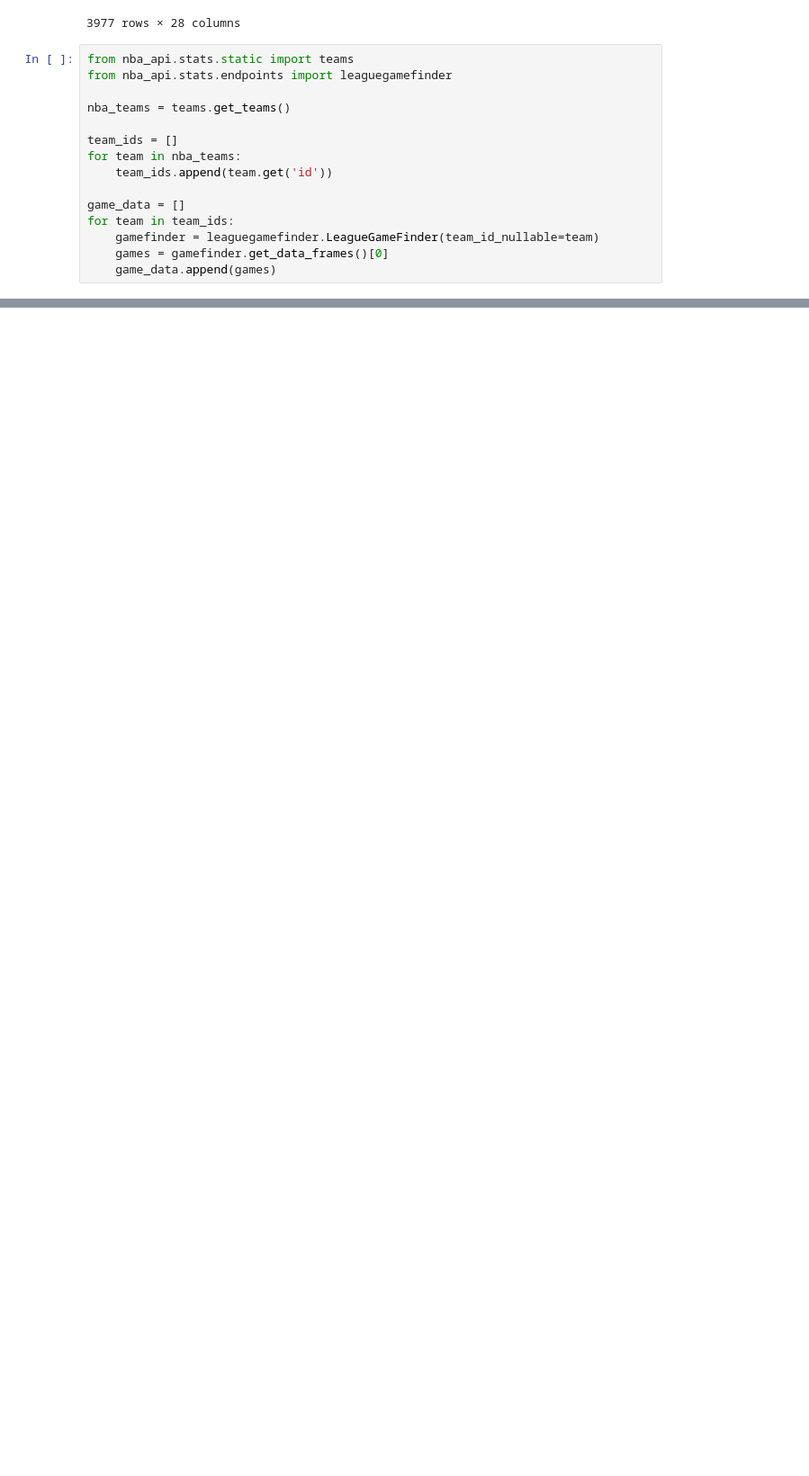
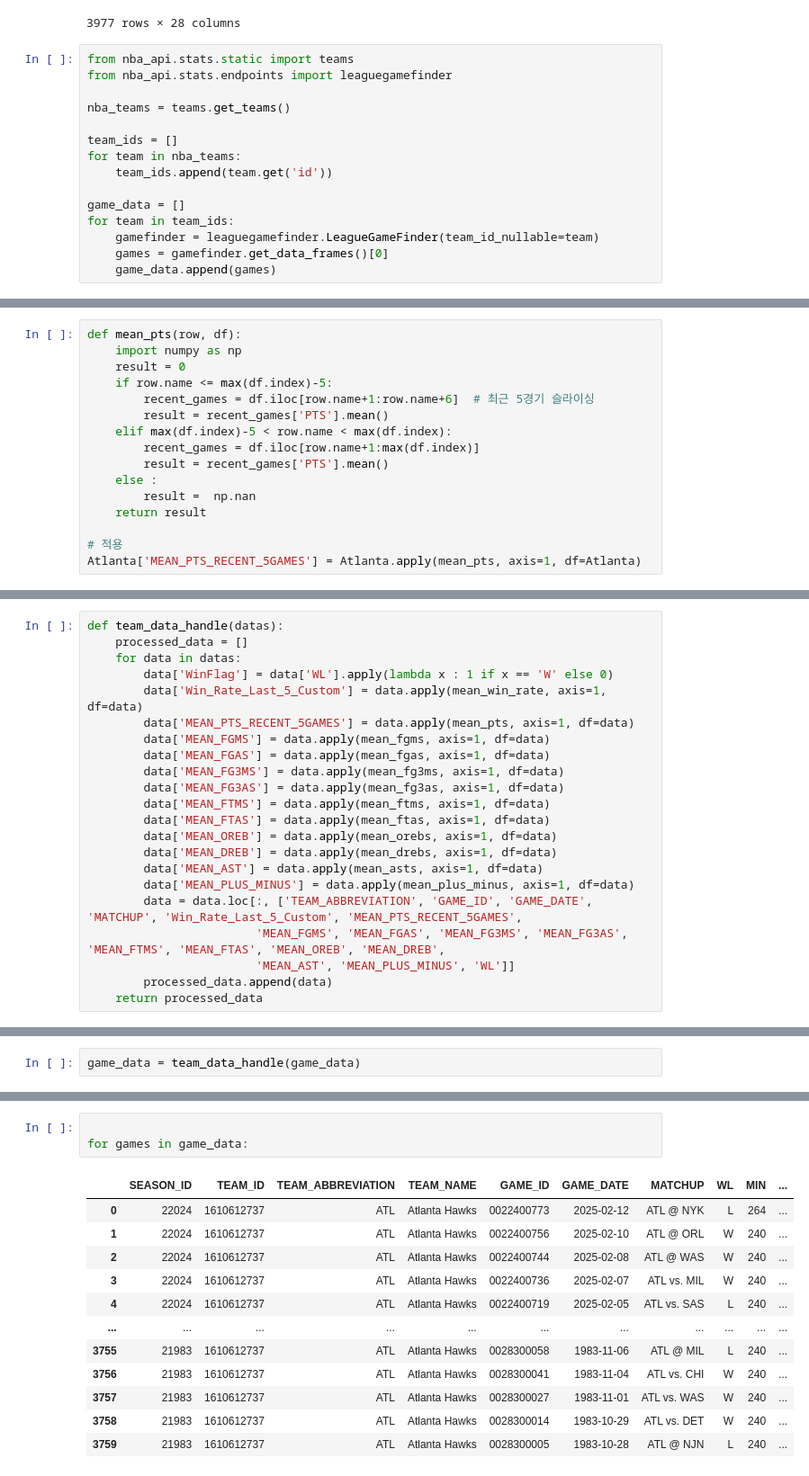
Before and after one commit to WasVelinn/2ndProject, a Jupyter notebook: Untitled.ipynb, the cells around one changed output, grey strips where cells are left out. Shown at 90% size. Drawn from its saved outputs; the diff is of its cells as text; blank space fills up the shorter version.

```diff
--- a/Untitled.ipynb
+++ b/Untitled.ipynb
@@ -424,0 +271,16 @@ Name: WL_label, Length: 3693, dtype: int64
+# %%
+def mean_pts(row, df):
+    import numpy as np
+    result = 0
+    if row.name <= max(df.index)-5:
+        recent_games = df.iloc[row.name+1:row.name+6]  # 최근 5경기 슬라이싱
+        result = recent_games['PTS'].mean()
+    elif max(df.index)-5 < row.name < max(df.index):
+        recent_games = df.iloc[row.name+1:max(df.index)]
+        result = recent_games['PTS'].mean()
+    else :
+        result =  np.nan
+    return result
+
+# 적용
+Atlanta['MEAN_PTS_RECENT_5GAMES'] = Atlanta.apply(mean_pts, axis=1, df=Atlanta)
@@ -424,0 +569,22 @@ Name: WL_label, Length: 3693, dtype: int64
+# %%
+def team_data_handle(datas):
+    processed_data = []
+    for data in datas:
+        data['WinFlag'] = data['WL'].apply(lambda x : 1 if x == 'W' else 0)
+        data['Win_Rate_Last_5_Custom'] = data.apply(mean_win_rate, axis=1, df=data)
+        data['MEAN_PTS_RECENT_5GAMES'] = data.apply(mean_pts, axis=1, df=data)
+        data['MEAN_FGMS'] = data.apply(mean_fgms, axis=1, df=data)
+        data['MEAN_FGAS'] = data.apply(mean_fgas, axis=1, df=data)
+        data['MEAN_FG3MS'] = data.apply(mean_fg3ms, axis=1, df=data)
+        data['MEAN_FG3AS'] = data.apply(mean_fg3as, axis=1, df=data)
+        data['MEAN_FTMS'] = data.apply(mean_ftms, axis=1, df=data)
+        data['MEAN_FTAS'] = data.apply(mean_ftas, axis=1, df=data)
+        data['MEAN_OREB'] = data.apply(mean_orebs, axis=1, df=data)
+        data['MEAN_DREB'] = data.apply(mean_drebs, axis=1, df=data)
+        data['MEAN_AST'] = data.apply(mean_asts, axis=1, df=data)
+        data['MEAN_PLUS_MINUS'] = data.apply(mean_plus_minus, axis=1, df=data)
+        data = data.loc[:, ['TEAM_ABBREVIATION', 'GAME_ID', 'GAME_DATE', 'MATCHUP', 'Win_Rate_Last_5_Custom', 'MEAN_PTS_RECENT_5GAMES',
+                        'MEAN_FGMS', 'MEAN_FGAS', 'MEAN_FG3MS', 'MEAN_FG3AS', 'MEAN_FTMS', 'MEAN_FTAS', 'MEAN_OREB', 'MEAN_DREB',
+                        'MEAN_AST', 'MEAN_PLUS_MINUS', 'WL']]
+        processed_data.append(data)
+    return processed_data
@@ -424,0 +607,2 @@ Name: WL_label, Length: 3693, dtype: int64
+# %%
+game_data = team_data_handle(game_data)
@@ -424,0 +718,16 @@ Name: WL_label, Length: 3693, dtype: int64
+# %%
+
+for games in game_data:
+# %% [output]
+|  | SEASON_ID | TEAM_ID | TEAM_ABBREVIATION | TEAM_NAME | GAME_ID | GAME_DATE | MATCHUP | WL | MIN | ... |
+| 0 | 22024 | 1610612737 | ATL | Atlanta Hawks | 0022400773 | 2025-02-12 | ATL @ NYK | L | 264 | ... |
+| 1 | 22024 | 1610612737 | ATL | Atlanta Hawks | 0022400756 | 2025-02-10 | ATL @ ORL | W | 240 | ... |
+| 2 | 22024 | 1610612737 | ATL | Atlanta Hawks | 0022400744 | 2025-02-08 | ATL @ WAS | W | 240 | ... |
+| 3 | 22024 | 1610612737 | ATL | Atlanta Hawks | 0022400736 | 2025-02-07 | ATL vs. MIL | W | 240 | ... |
+| 4 | 22024 | 1610612737 | ATL | Atlanta Hawks | 0022400719 | 2025-02-05 | ATL vs. SAS | L | 240 | ... |
+| ... | ... | ... | ... | ... | ... | ... | ... | ... | ... | ... |
+| 3755 | 21983 | 1610612737 | ATL | Atlanta Hawks | 0028300058 | 1983-11-06 | ATL @ MIL | L | 240 | ... |
+| 3756 | 21983 | 1610612737 | ATL | Atlanta Hawks | 0028300041 | 1983-11-04 | ATL vs. CHI | W | 240 | ... |
+| 3757 | 21983 | 1610612737 | ATL | Atlanta Hawks | 0028300027 | 1983-11-01 | ATL vs. WAS | W | 240 | ... |
+| 3758 | 21983 | 1610612737 | ATL | Atlanta Hawks | 0028300014 | 1983-10-29 | ATL vs. DET | W | 240 | ... |
+| 3759 | 21983 | 1610612737 | ATL | Atlanta Hawks | 0028300005 | 1983-10-28 | ATL @ NJN | L | 240 | ... |
```
Also changed, not shown: parts of 121 cells of this notebook.
